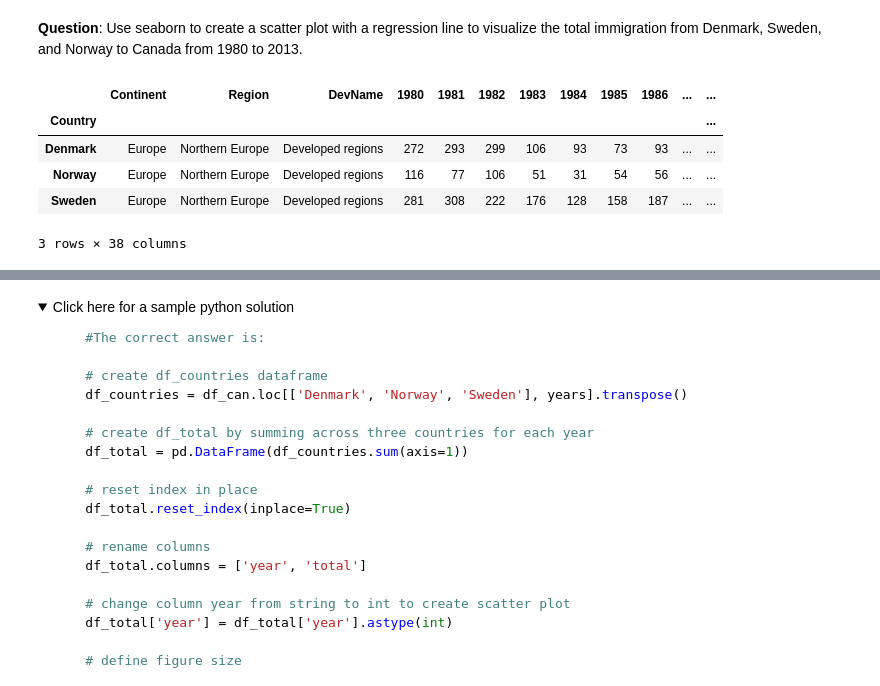
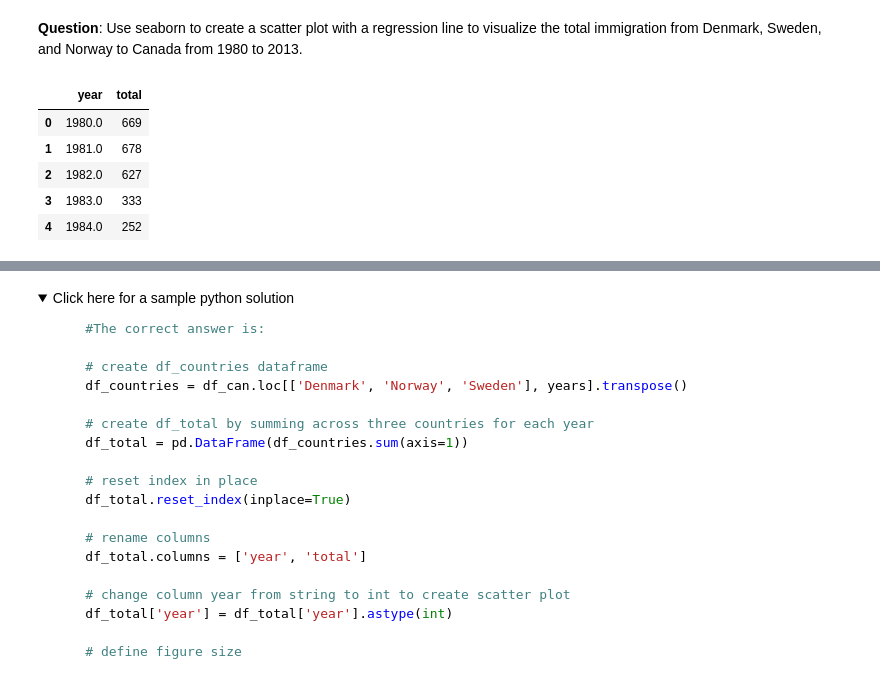
Before and after one commit to Ayobami6/IBM-Data-Analysis-Lab, a Jupyter notebook: Data_viz_lab/DV0101EN-Exercise-Waffle-Charts-Word-Clouds-and-Regression-Plots.ipynb, the cells around one changed output, grey strips where cells are left out. Drawn from its saved outputs; the diff is of its cells as text; code cells hidden in the pictures; folded sections open.

```diff
--- a/Data_viz_lab/DV0101EN-Exercise-Waffle-Charts-Word-Clouds-and-Regression-Plots.ipynb
+++ b/Data_viz_lab/DV0101EN-Exercise-Waffle-Charts-Word-Clouds-and-Regression-Plots.ipynb
@@ -736,14 +736,24 @@ plt.show()
 [figure]
 # %% [markdown]
 **Question**: Use seaborn to create a scatter plot with a regression line to visualize the total immigration from Denmark, Sweden, and Norway to Canada from 1980 to 2013.
-# %%
-### type your answer here
-plt.figure(figsize=(12,8))
-sns.regplot(x=years, y=)
-# %% [output]
-|  | Continent | Region | DevName | 1980 | 1981 | 1982 | 1983 | 1984 | 1985 | 1986 | ... | ... |
-| Country |  |  |  |  |  |  |  |  |  |  |  | ... |
-| Denmark | Europe | Northern Europe | Developed regions | 272 | 293 | 299 | 106 | 93 | 73 | 93 | ... | ... |
-| Norway | Europe | Northern Europe | Developed regions | 116 | 77 | 106 | 51 | 31 | 54 | 56 | ... | ... |
-| Sweden | Europe | Northern Europe | Developed regions | 281 | 308 | 222 | 176 | 128 | 158 | 187 | ... | ... |
-3 rows × 38 columns
+# %%
+df_dsn_tot = pd.DataFrame(df_dsn[years].sum(axis=0))
+
+# change the years to type float (useful for regression later on)
+df_dsn_tot.index = map(float, df_dsn_tot.index)
+
+# # reset the index to put in back in as a column in the df_tot dataframe
+df_dsn_tot.reset_index(inplace=True)
+
+# # rename columns
+df_dsn_tot.columns = ['year', 'total']
+
+# # view the final dataframe
+df_dsn_tot.head()
+# %% [output]
+|  | year | total |
+| 0 | 1980.0 | 669 |
+| 1 | 1981.0 | 678 |
+| 2 | 1982.0 | 627 |
+| 3 | 1983.0 | 333 |
+| 4 | 1984.0 | 252 |
```
Also changed, not shown: parts of 1 cell of this notebook.
